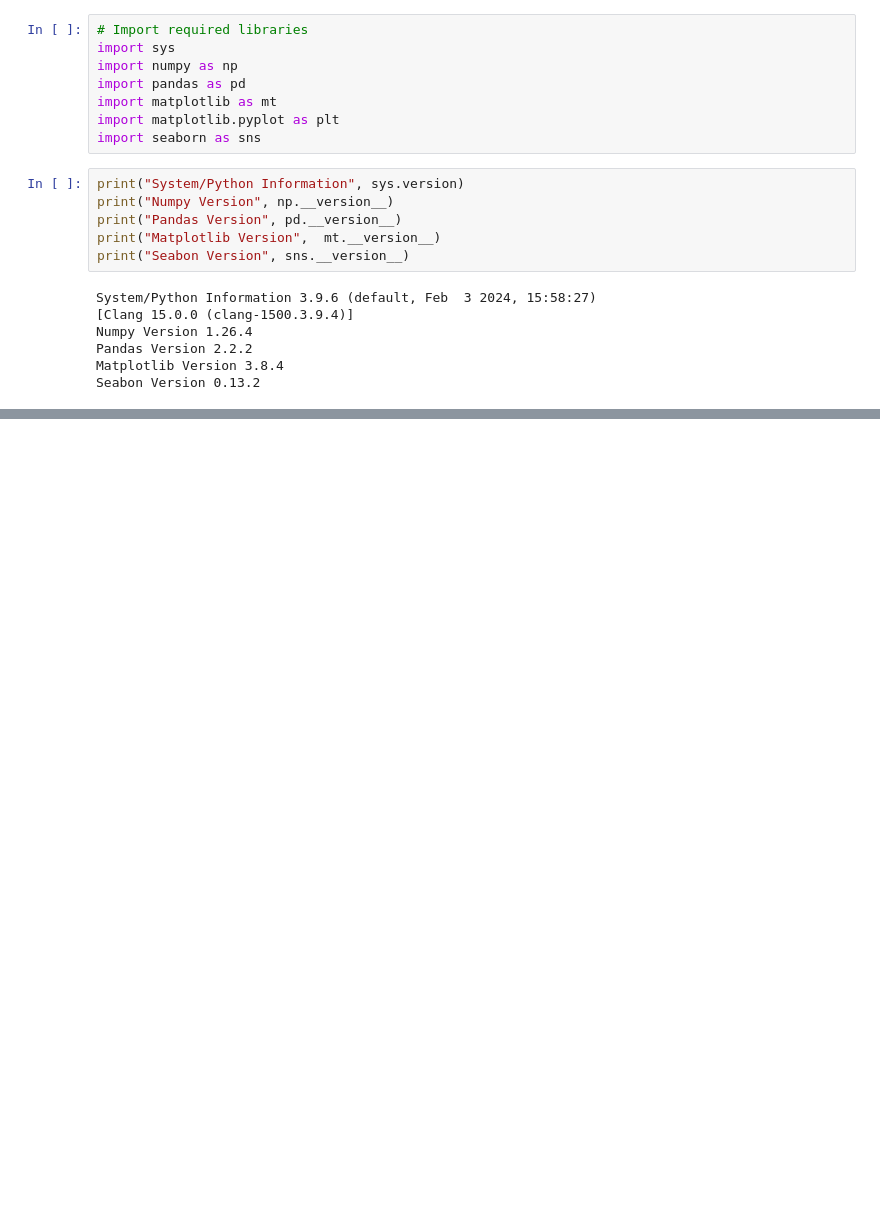
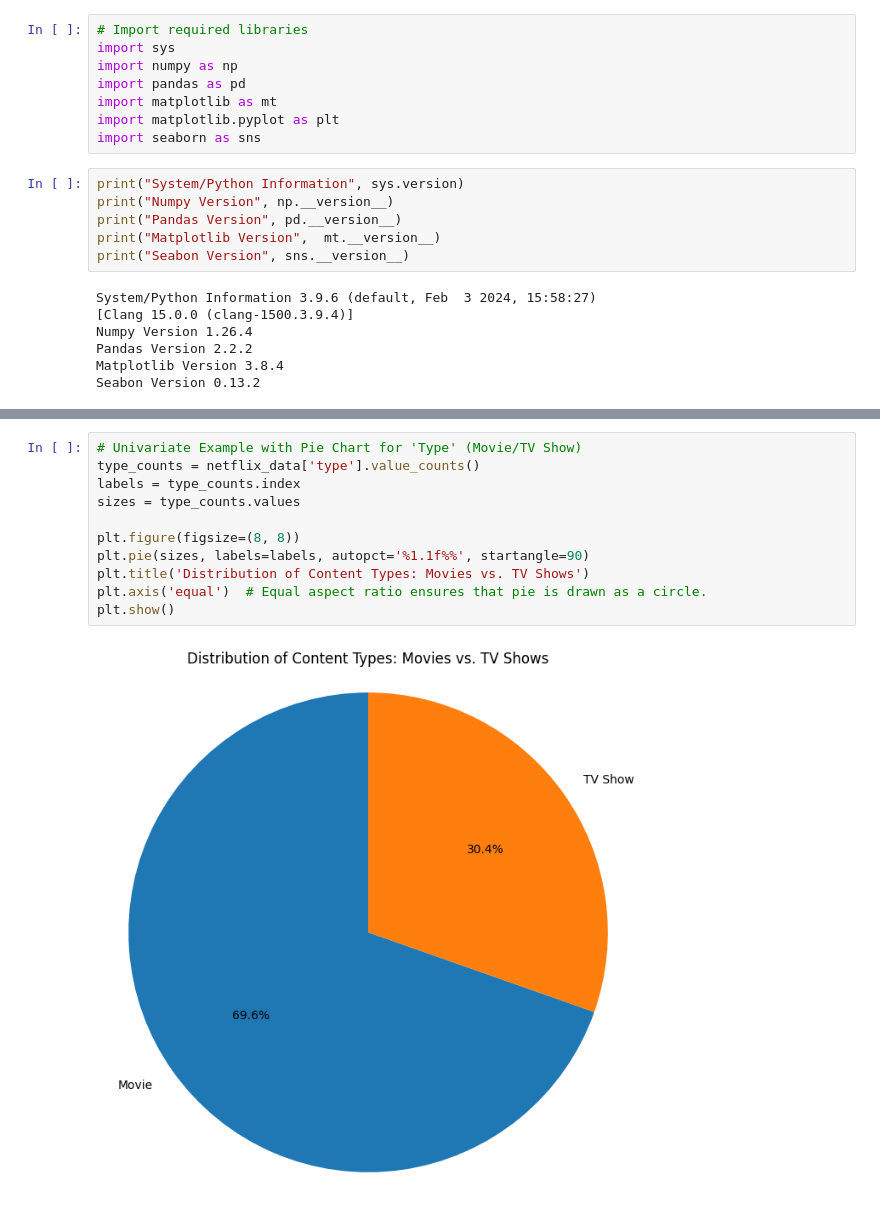
Before and after one commit to blockchainguru-hub/netflix-business-case-study, a Jupyter notebook: netflix.ipynb, the cells around one changed output, grey strips where cells are left out. Cells and saved outputs as stored; diff of their text form; blank space fills up the shorter version.

```diff
--- a/netflix.ipynb
+++ b/netflix.ipynb
@@ -423,0 +154,13 @@ KeyError: "['month'] not in index"
+# %%
+# Univariate Example with Pie Chart for 'Type' (Movie/TV Show)
+type_counts = netflix_data['type'].value_counts()
+labels = type_counts.index
+sizes = type_counts.values
+
+plt.figure(figsize=(8, 8))
+plt.pie(sizes, labels=labels, autopct='%1.1f%%', startangle=90)
+plt.title('Distribution of Content Types: Movies vs. TV Shows')
+plt.axis('equal')  # Equal aspect ratio ensures that pie is drawn as a circle.
+plt.show()
+# %% [output]
+[figure, added]
```
Also changed, not shown: parts of 50 cells of this notebook, 15 other files.
